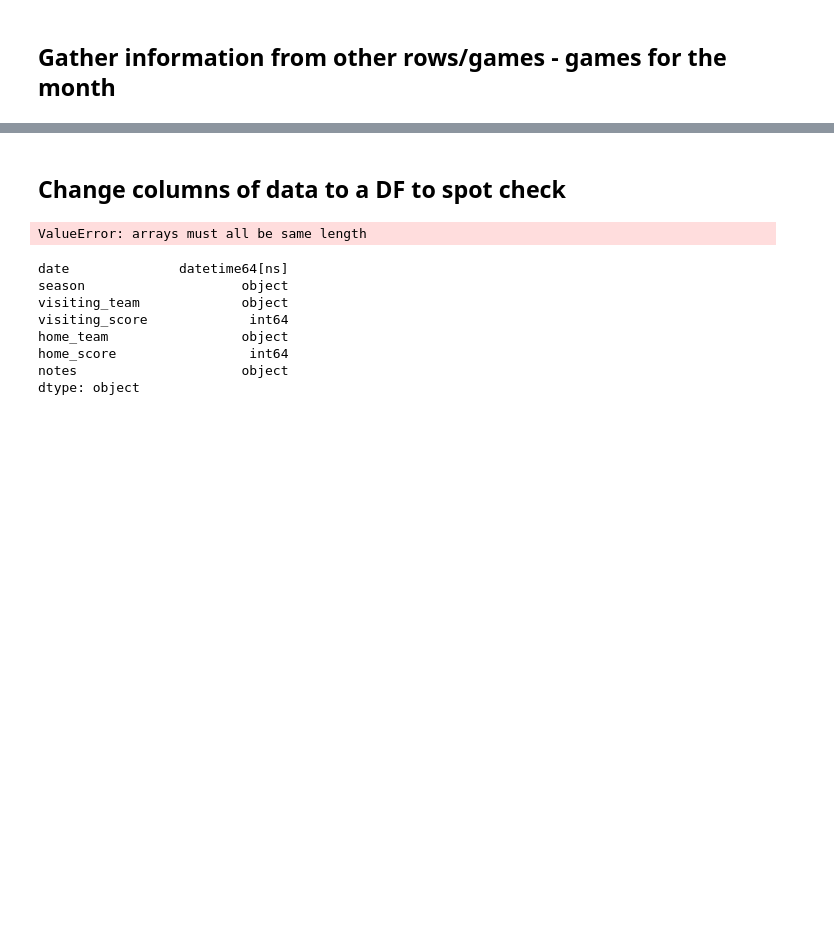
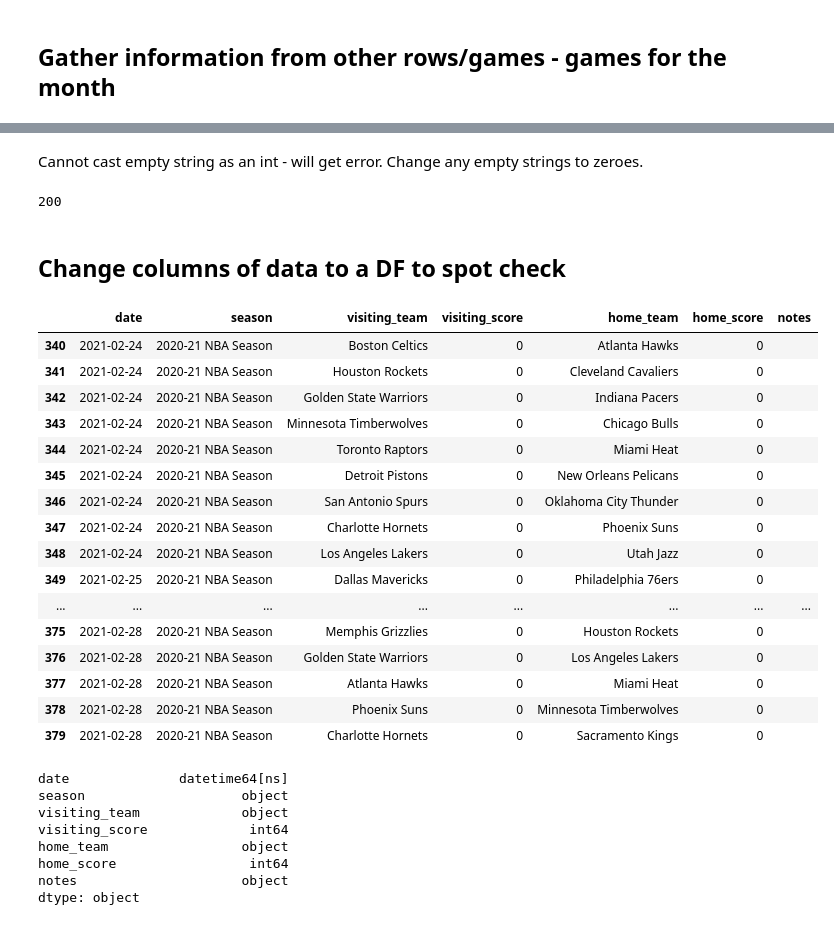
Before and after one commit to wjlau/Capstone1-Proposal, a Jupyter notebook: Basketball_Reference_Scraper.ipynb, the cells around one changed output, grey strips where cells are left out. Drawn from its saved outputs; the diff is of its cells as text; code cells hidden in the pictures; blank space fills up the shorter version.

```diff
--- a/Basketball_Reference_Scraper.ipynb
+++ b/Basketball_Reference_Scraper.ipynb
@@ -157,7 +161,7 @@ for i,game in enumerate(soup.find_all('tr')):
         date.append(dt)
         visiting.append(game.find_all('td','left')[0].text)
         home.append(game.find_all('td','left')[1].text)
-        season.append(soup.find_all('div','inactive')[0].find('li','index').text)
+        season.append(soup.find_all('div','inactive')[0].find('li','index').text.rstrip())
         notes.append(game.find_all('td','left')[-1].text)
         if len(soup.find_all('col'))==10: #takes care of the different column counts
             visiting_score.append(int(game.find_all('td','right')[1].text))
@@ -175,7 +179,7 @@ for i,game in enumerate(soup2.find_all('tr')):
         date.append(dt)
         visiting.append(game.find_all('td','left')[0].text)
         home.append(game.find_all('td','left')[1].text)
-        season.append(soup2.find_all('div','inactive')[0].find('li','index').text)
+        season.append(soup2.find_all('div','inactive')[0].find('li','index').text.rstrip())
         notes.append(game.find_all('td','left')[-1].text)
         if len(soup2.find_all('col'))==10: #takes care of the different column counts
             visiting_score.append(int(game.find_all('td','right')[1].text))
@@ -222,0 +192,9 @@ for i,game in enumerate(soup3.find_all('tr')):
+# %% [markdown]
+Cannot cast empty string as an int - will get error. Change any empty strings to zeroes.
+# %%
+#2020-2021 season february example
+url = 'https://www.basketball-reference.com/leagues/NBA_2021_games-february.html'
+c = requests.get(url)
+c.status_code
+# %% [output]
+200
@@ -223,11 +203,51 @@ for i,game in enumerate(soup3.find_all('tr')):
+# %%
+for i,game in enumerate(soup3.find_all('tr')):
+    if game.a != None: #skips the chart label rows
+        datestring = game.find('a').text[5:]
+        dt = datetime.datetime.strptime(datestring,'%b %d, %Y') #change datestring to datetime object
+        date.append(dt)
+        visiting.append(game.find_all('td','left')[0].text)
+        home.append(game.find_all('td','left')[1].text)
+        season.append(soup3.find_all('div','inactive')[0].find('li','index').text.rstrip())
+        notes.append(game.find_all('td','left')[-1].text)
+        if len(soup3.find_all('col'))==10: #takes care of the different column counts
+            if (game.find_all('td','right')[1].text) != '':
+                visiting_score.append(int(game.find_all('td','right')[1].text))
+                home_score.append(int(game.find_all('td','right')[2].text))
+            else:
+                visiting_score.append(0)
+                home_score.append(0)
+        else:
+            if (game.find_all('td','right')[0].text) != '':
+                visiting_score.append(int(game.find_all('td','right')[0].text))
+                home_score.append(int(game.find_all('td','right')[1].text))
+            else:
+                visiting_score.append(0)
+                home_score.append(0)
 # %% [markdown]
 ## Change columns of data to a DF to spot check
 # %%
 examples = pd.DataFrame({'date':date,'season':season,'visiting_team':visiting,'visiting_score':visiting_score,
                   'home_team':home, 'home_score':home_score, 'notes':notes})
-# examples[examples.notes != '']
+examples[examples.visiting_score == 0]
 # %% [output]
-ValueError: arrays must all be same length
+|  | date | season | visiting_team | visiting_score | home_team | home_score | notes |
+| 340 | 2021-02-24 | 2020-21 NBA Season | Boston Celtics | 0 | Atlanta Hawks | 0 |  |
+| 341 | 2021-02-24 | 2020-21 NBA Season | Houston Rockets | 0 | Cleveland Cavaliers | 0 |  |
+| 342 | 2021-02-24 | 2020-21 NBA Season | Golden State Warriors | 0 | Indiana Pacers | 0 |  |
+| 343 | 2021-02-24 | 2020-21 NBA Season | Minnesota Timberwolves | 0 | Chicago Bulls | 0 |  |
+| 344 | 2021-02-24 | 2020-21 NBA Season | Toronto Raptors | 0 | Miami Heat | 0 |  |
+| 345 | 2021-02-24 | 2020-21 NBA Season | Detroit Pistons | 0 | New Orleans Pelicans | 0 |  |
+| 346 | 2021-02-24 | 2020-21 NBA Season | San Antonio Spurs | 0 | Oklahoma City Thunder | 0 |  |
+| 347 | 2021-02-24 | 2020-21 NBA Season | Charlotte Hornets | 0 | Phoenix Suns | 0 |  |
+| 348 | 2021-02-24 | 2020-21 NBA Season | Los Angeles Lakers | 0 | Utah Jazz | 0 |  |
+| 349 | 2021-02-25 | 2020-21 NBA Season | Dallas Mavericks | 0 | Philadelphia 76ers | 0 |  |
+| ... | ... | ... | ... | ... | ... | ... | ... |
+| 375 | 2021-02-28 | 2020-21 NBA Season | Memphis Grizzlies | 0 | Houston Rockets | 0 |  |
+| 376 | 2021-02-28 | 2020-21 NBA Season | Golden State Warriors | 0 | Los Angeles Lakers | 0 |  |
+| 377 | 2021-02-28 | 2020-21 NBA Season | Atlanta Hawks | 0 | Miami Heat | 0 |  |
+| 378 | 2021-02-28 | 2020-21 NBA Season | Phoenix Suns | 0 | Minnesota Timberwolves | 0 |  |
+| 379 | 2021-02-28 | 2020-21 NBA Season | Charlotte Hornets | 0 | Sacramento Kings | 0 |  |
 # %%
 oct1819dec5859.dtypes #checking dtypes
 # %% [output]
```
Also changed, not shown: parts of 8 cells of this notebook.
